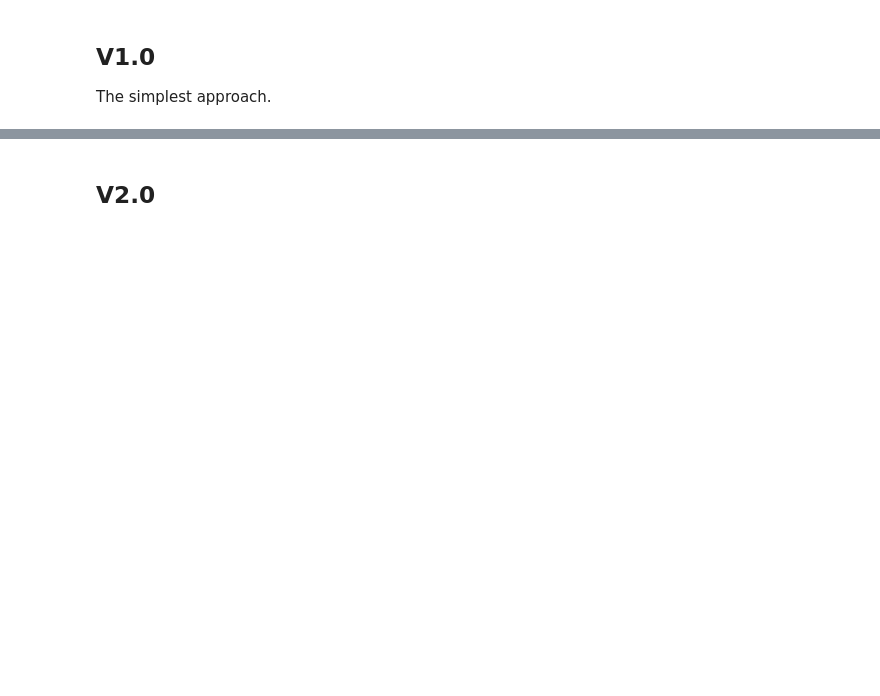
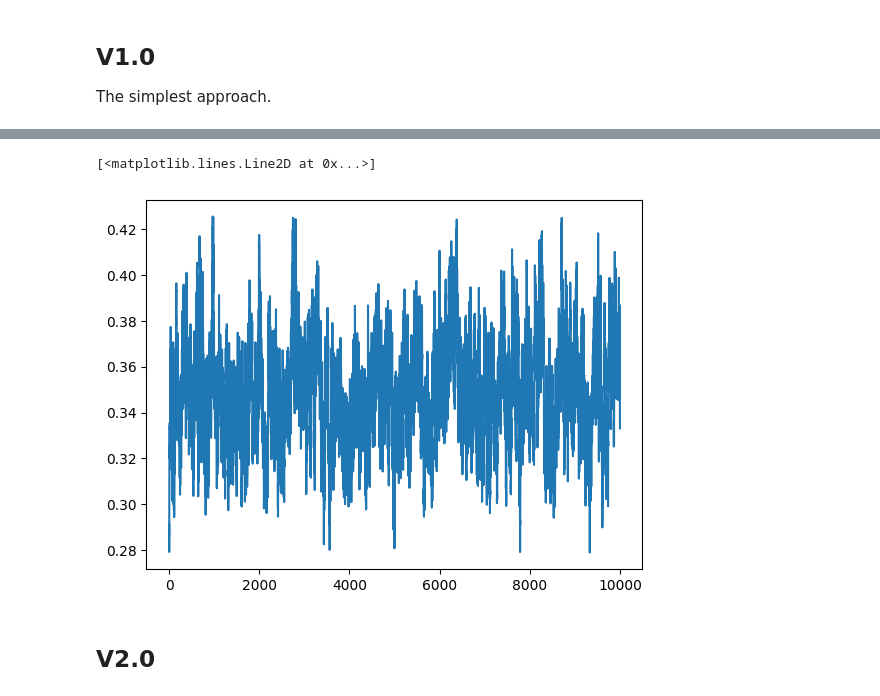
Before and after one commit to Mattizza/CompInt2324, a Jupyter notebook: Lab_3/lab9.ipynb, the cells around one changed output, grey strips where cells are left out. Cells and saved outputs as stored; diff of their text form; code cells hidden in the pictures; blank space fills up the shorter version.

Commit message:
v1.5, implemented valhalla (100% for k = 30)

```diff
--- a/Lab_3/lab9.ipynb
+++ b/Lab_3/lab9.ipynb
@@ -273,0 +192,42 @@ ValueError: all the input arrays must have same number of dimensions, but the ar
+# %%
+parents = roulette_selection(TOP_K, pop, [fitness(ind) for ind in pop])
+
+# 3 is the number of N_CHAMPIONS that can be stored simultaneously. For example,
+# if N_CHAMPIONS == 4, the valhalla can store up to 12 champions.
+valhalla = np.empty(shape = (3 * N_CHAMPIONS, SIZE), dtype=np.int16)
+max_fit = []
+avg_fit = []
+
+for _ in range(N_GENERATIONS):
+
+    recombinated_offsprings = map(one_cut_xover, parents)
+    mutated_offsprings = np.array(list(map(mutate_bit, recombinated_offsprings)))
+    fit = np.array(list(map(fitness, mutated_offsprings)))
+
+    survived = mutated_offsprings[np.argsort(fit) < POP_SIZE]
+    max_fit.append(max(fit))        # Simple statistics
+    avg_fit.append(np.mean(fit))
+
+    if (fit > 0.95).any():
+        break
+
+    # Every 10 generations, pick the champions and put them in a buffer, which, once full
+    # (size equal to 3 * N_CHAMPIONS) keeps the most recent 2 * N_CHAMPIONS and substitutes
+    # the oldest 1 * N_CHAMPIONS with the ones just computed.
+    if _ % 10 == 0 and _ != 0:
+        champions = mutated_offsprings[np.argsort(fit) < N_CHAMPIONS]
+        start = (((_ - 1) % EPOCH) // 10) * 4
+        end = (((_ - 1) % EPOCH) // 10) * 4 + 4
+        valhalla[start:end, :] = mutated_offsprings[np.argsort(fit) < N_CHAMPIONS]
+
+    # Every epoch, load the valhalla e compute the parents.
+    if _ % EPOCH == 0 and _ != 0:
+        survived = np.concatenate((survived, valhalla))
+
+    # Introduce some randomicity in order to inject champions from time to time.
+    if random() < 0.5 and (_ % EPOCH == 0 and _ != 0):
+        survived = np.concatenate((survived, choices(valhalla, k = 4)))
+
+    parents = roulette_selection(TOP_K, survived, [fitness(ind) for ind in survived])
+    print(_)
+    # print(_)
@@ -280,3 +276,8 @@ for sur in ordered_survived:
+# %%
+plt.plot(range(len(avg_fit)), avg_fit)
+# %% [output]
+[<matplotlib.lines.Line2D at 0x...>]
+[figure, added]
 # %% [markdown]
 ## V2.0
 # %%
```
Also changed, not shown: parts of 13 cells of this notebook.
